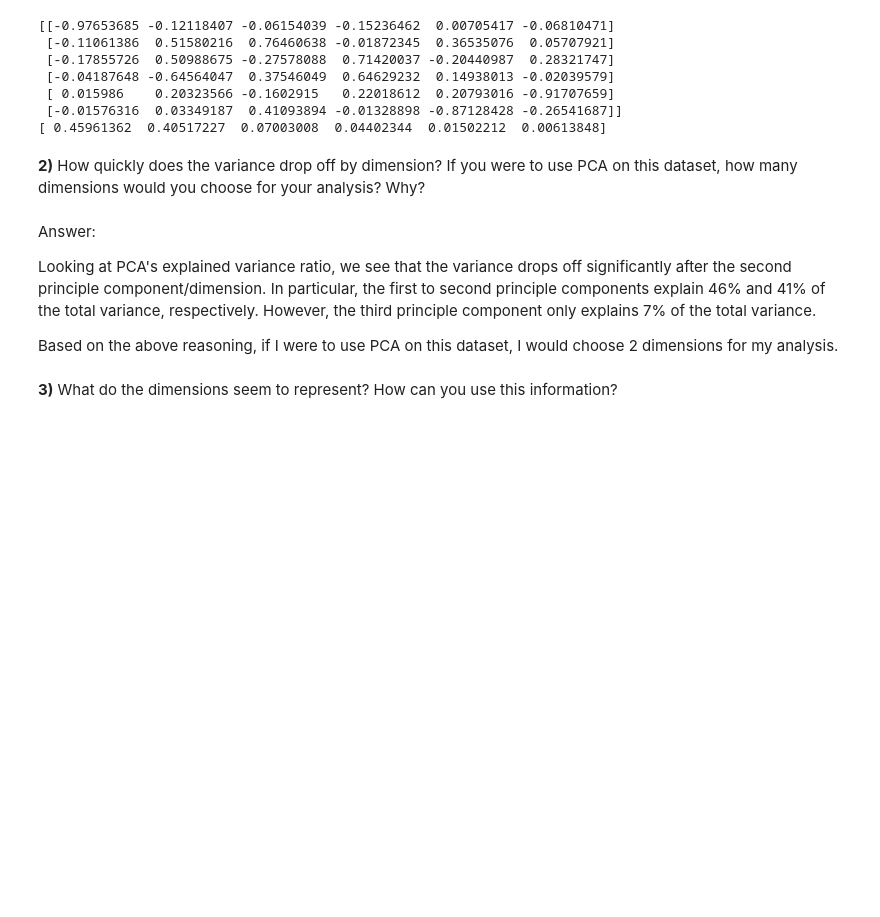
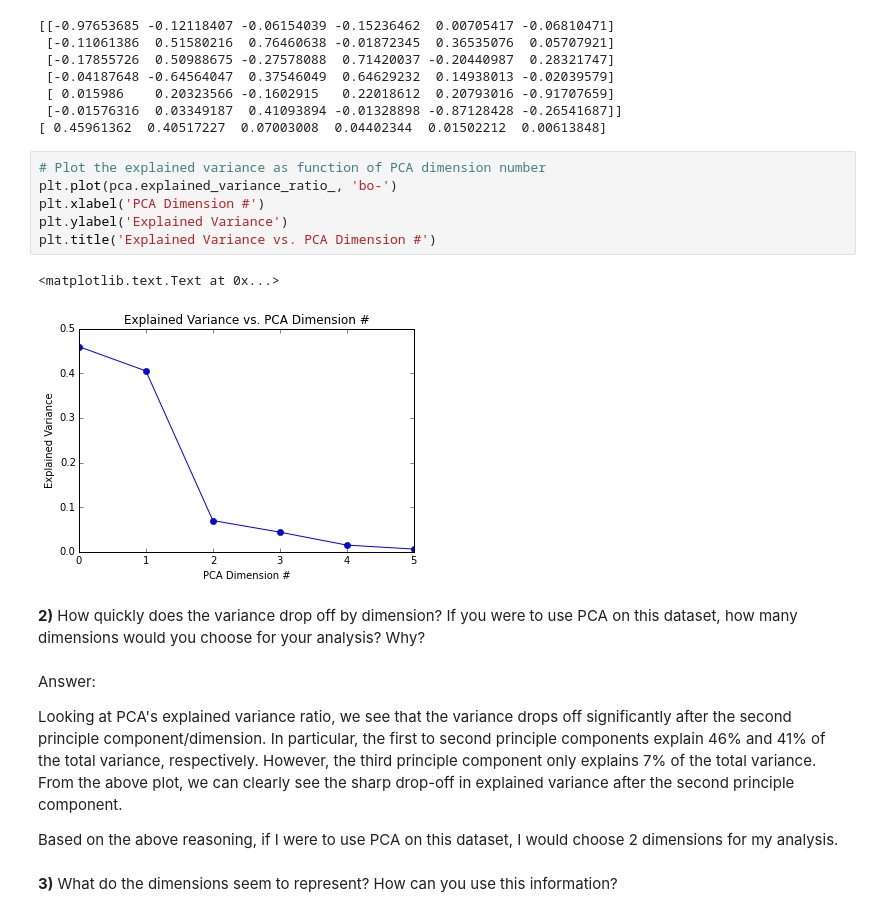
Before and after one commit to georgesung/ml_nanodegree_customer_segments, a Jupyter notebook: customer_segments.ipynb, the cells around one changed output. Drawn from its saved outputs; the diff is of its cells as text; blank space fills up the shorter version.

```diff
--- a/customer_segments.ipynb
+++ b/customer_segments.ipynb
@@ -59,12 +59,21 @@ print pca.explained_variance_ratio_
  [ 0.015986    0.20323566 -0.1602915   0.22018612  0.20793016 -0.91707659]
  [-0.01576316  0.03349187  0.41093894 -0.01328898 -0.87128428 -0.26541687]]
 [ 0.45961362  0.40517227  0.07003008  0.04402344  0.01502212  0.00613848]
+# %%
+# Plot the explained variance as function of PCA dimension number
+plt.plot(pca.explained_variance_ratio_, 'bo-')
+plt.xlabel('PCA Dimension #')
+plt.ylabel('Explained Variance')
+plt.title('Explained Variance vs. PCA Dimension #')
+# %% [output]
+<matplotlib.text.Text at 0x...>
+[figure, added]
 # %% [markdown]
 **2)** How quickly does the variance drop off by dimension? If you were to use PCA on this dataset, how many dimensions would you choose for your analysis? Why?
 # %% [markdown]
 Answer:
 
-Looking at PCA's explained variance ratio, we see that the variance drops off significantly after the second principle component/dimension. In particular, the first to second principle components explain 46% and 41% of the total variance, respectively. However, the third principle component only explains 7% of the total variance.
+Looking at PCA's explained variance ratio, we see that the variance drops off significantly after the second principle component/dimension. In particular, the first to second principle components explain 46% and 41% of the total variance, respectively. However, the third principle component only explains 7% of the total variance. From the above plot, we can clearly see the sharp drop-off in explained variance after the second principle component.
 
 Based on the above reasoning, if I were to use PCA on this dataset, I would choose 2 dimensions for my analysis.
 # %% [markdown]
```
Also changed, not shown: parts of 19 cells of this notebook, 1 other file.
